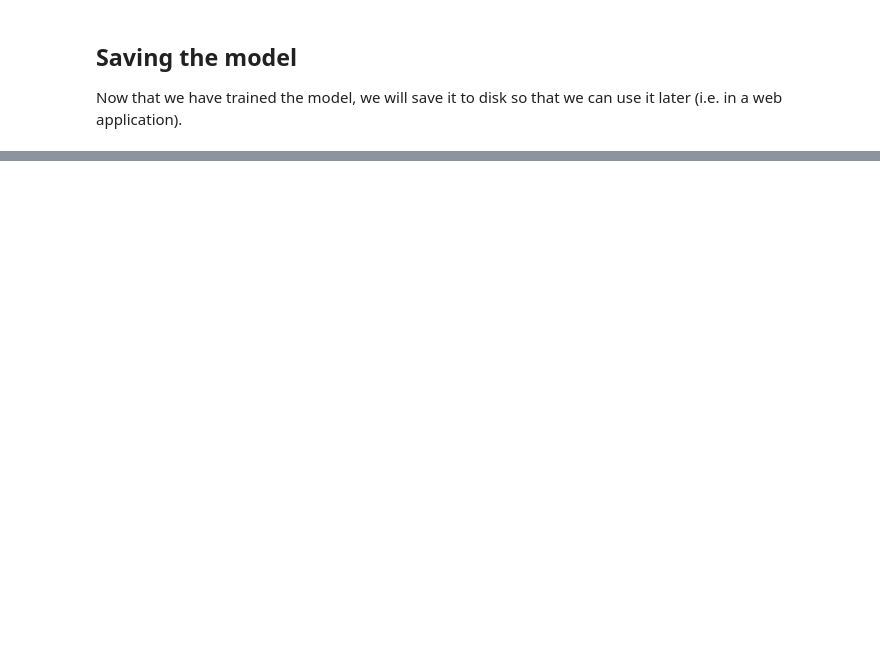
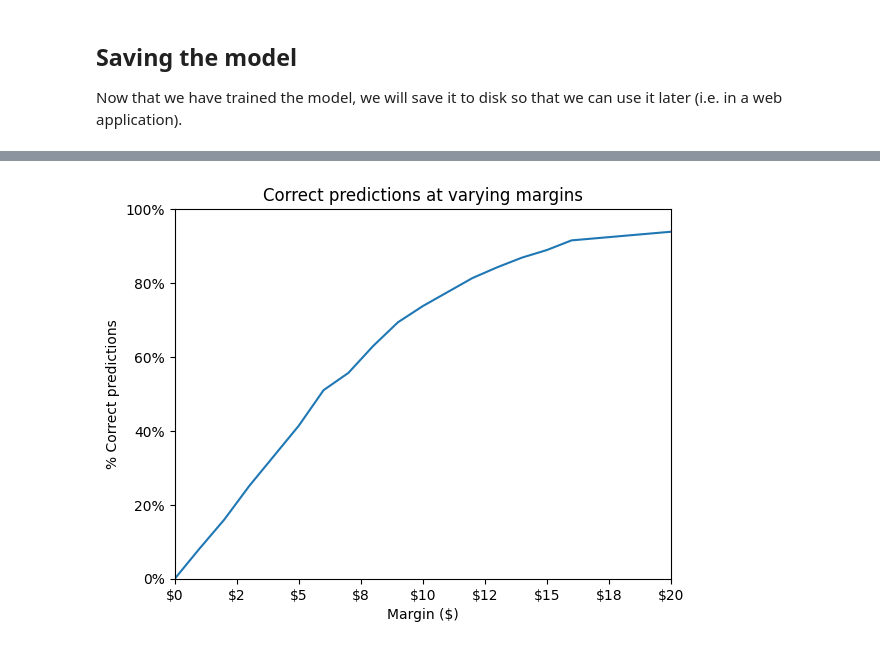
Before and after one commit to GW-Neural-Networks-Eatable/Neural-Networks-Final-Project, a Jupyter notebook: model_reg.ipynb, the cells around one changed output, grey strips where cells are left out. Drawn from its saved outputs; the diff is of its cells as text; code cells hidden in the pictures; blank space fills up the shorter version.

Commit message:
Improved web app, accuracy analysis of regression

```diff
--- a/model_reg.ipynb
+++ b/model_reg.ipynb
@@ -265,0 +273,7 @@ model.save("models/eatable_model_reg.keras")
+# %%
+# Get the test data
+test_images = []
+test_labels = []
+for images, labels in test_ds:
+    test_images.extend(images)
+    test_labels.extend(labels)
@@ -265,0 +282,10 @@ model.save("models/eatable_model_reg.keras")
+# %%
+# Load the model
+model = keras.models.load_model("models/eatable_model_reg.keras")
+
+# Reshape the images
+test_images = np.array(test_images)
+test_images = test_images.reshape(len(test_images), image_dim, image_dim, 3)
+
+# Predict the prices
+predictions = model.predict(test_images)
@@ -265,0 +294,10 @@ model.save("models/eatable_model_reg.keras")
+# %%
+# Calculate correct predictions, at different margins (between min and max margins)
+total = len(test_labels)
+min_margin = 0
+max_margin = 20
+correct = []
+for margin in range(min_margin, max_margin+1):
+    acc = len([1 for i in range(total) if abs(test_labels[i] - predictions[i]) <= margin]) / total
+    correct.append(acc)
+    print(f"Accuracy within ${margin}.00 of the actual price: {round(acc*100,2)}%")
@@ -265,0 +322,18 @@ model.save("models/eatable_model_reg.keras")
+# %%
+# Plot the results
+plt.plot(range(min_margin, max_margin+1), correct)
+
+# x-axis
+plt.xlabel("Margin ($)")
+plt.xlim(min(0, min_margin), max_margin)
+plt.gca().xaxis.set_major_formatter(plt.FuncFormatter(lambda x, _: f"${x:.0f}"))
+
+# y-axis
+plt.ylabel("% Correct predictions")
+plt.ylim(0, 1)
+plt.gca().yaxis.set_major_formatter(plt.FuncFormatter(lambda x, _: f"{x:.0%}"))
+
+plt.title("Correct predictions at varying margins")
+plt.show()
+# %% [output]
+[figure, added]
```
Also changed, not shown: parts of 14 cells of this notebook, 4 other files.
